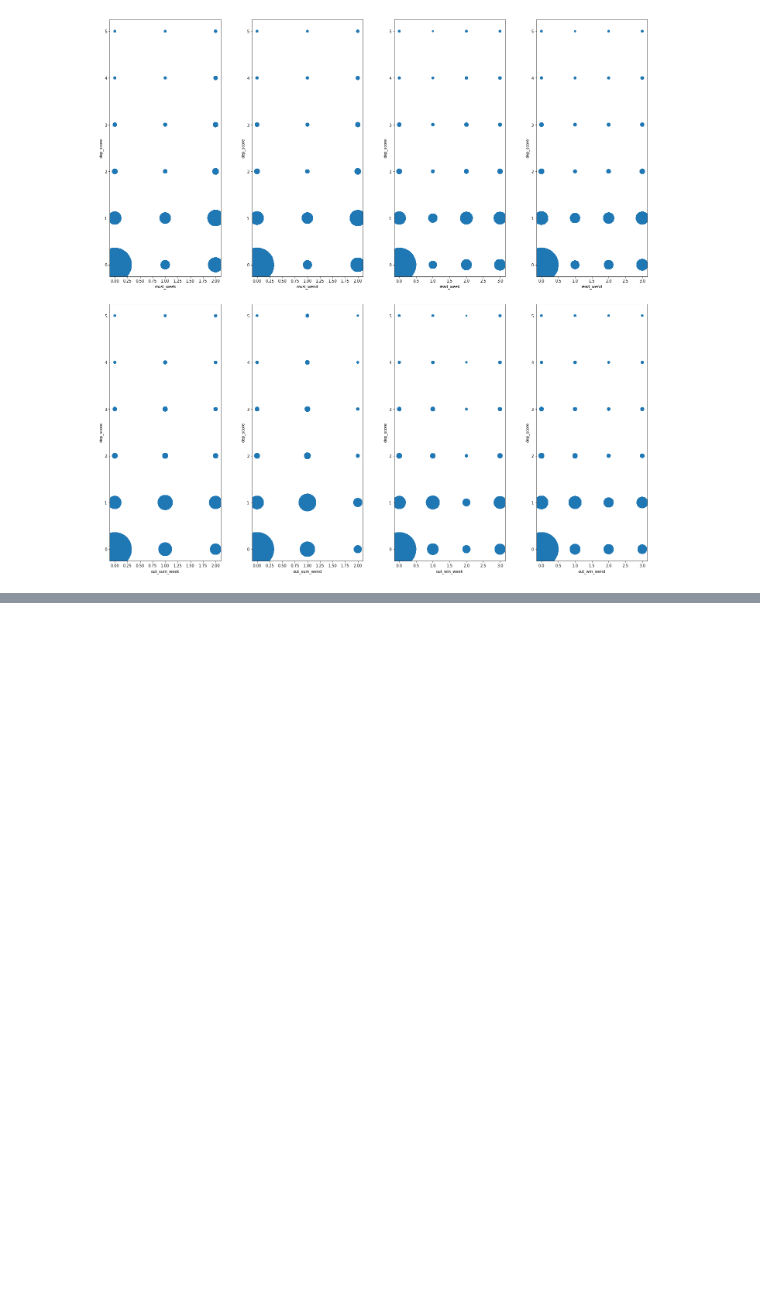
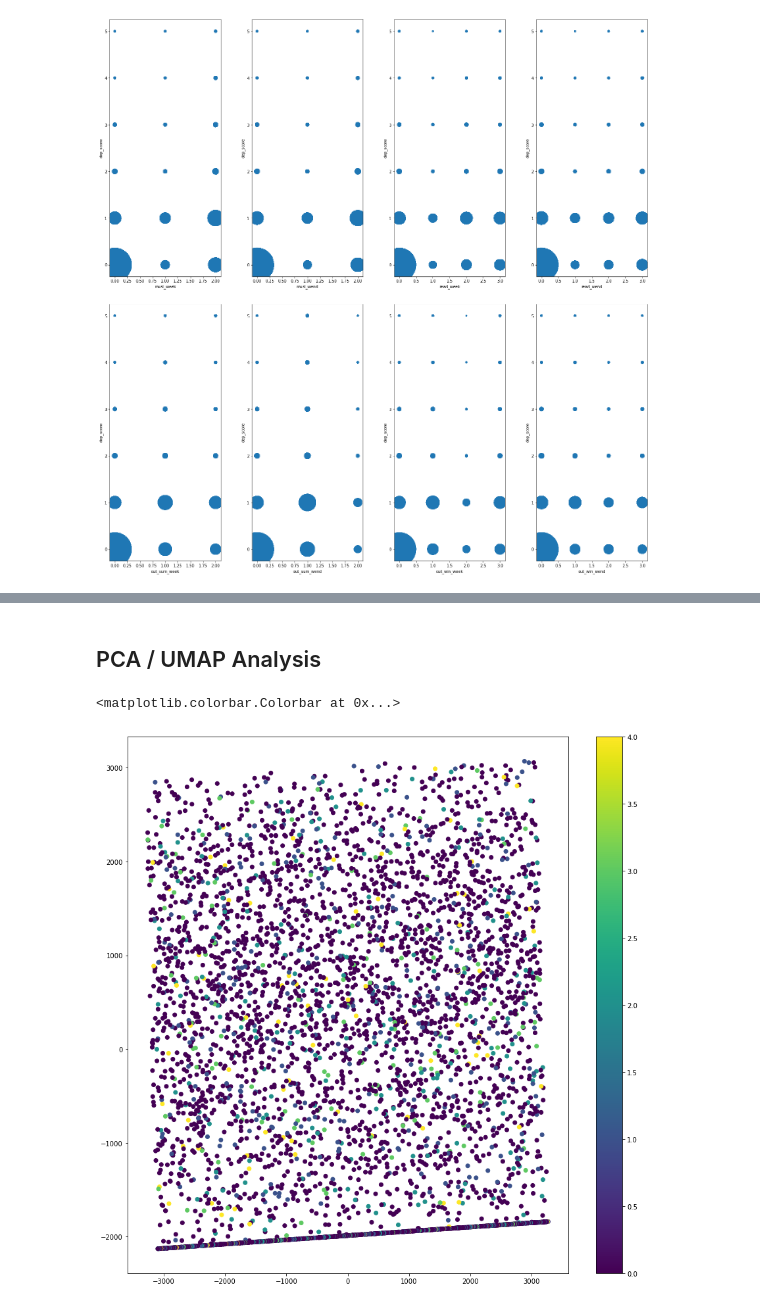
Before and after one commit to phillipSloan/applied-data-science, a Jupyter notebook: personal-notebooks/data-exploration-phillip.ipynb, the cells around one changed output, grey strips where cells are left out. Cells and saved outputs as stored; diff of their text form; code cells hidden in the pictures; blank space fills up the shorter version.

```diff
--- a/personal-notebooks/data-exploration-phillip.ipynb
+++ b/personal-notebooks/data-exploration-phillip.ipynb
@@ -139,0 +177,21 @@ sns.heatmap(corr_matrix, annot=True)
+# %% [markdown]
+## PCA / UMAP Analysis
+# %%
+# removing any row that has NaN in dep_score
+# screen time is correlated to weekend?
+# reduce the number of columns?
+df = raw_df.dropna(subset=['dep_score'])
+df = df.astype('category')
+df = df.apply(lambda x: x.cat.codes)
+# %%
+# PCA First
+
+embedder = PCA()
+embedder.fit(df)
+embedding = embedder.transform(df)
+
+plt.scatter(embedding[:,0],embedding[:,1], c=df['dep_score'])
+plt.colorbar()
+# %% [output]
+<matplotlib.colorbar.Colorbar at 0x...>
+[figure, added]
```
Also changed, not shown: parts of 17 cells of this notebook.
